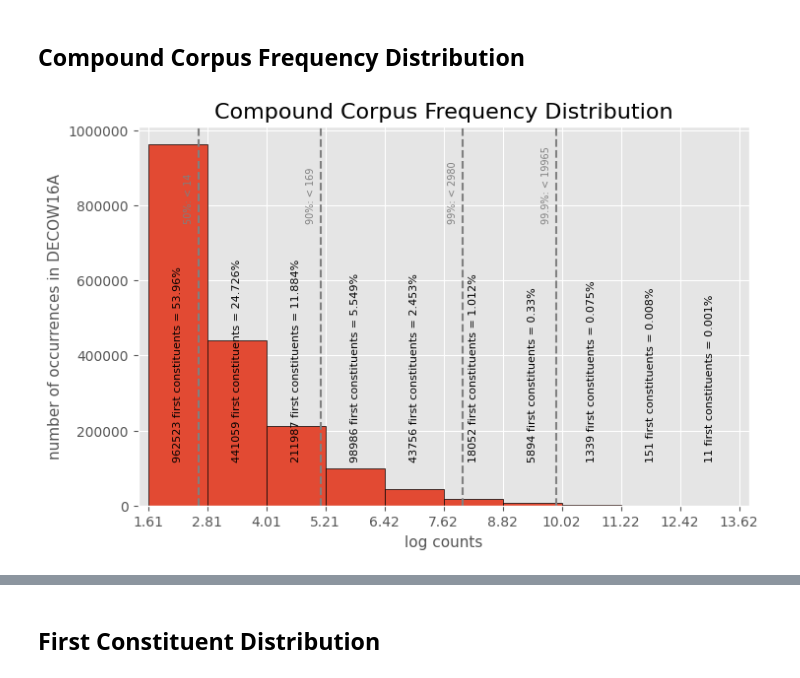
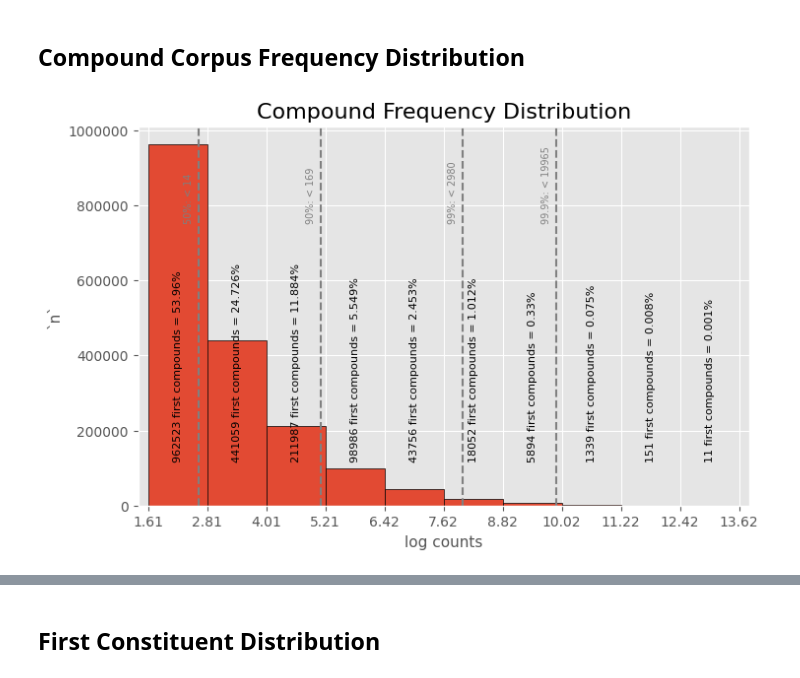
Before and after one commit to maxschmaltz/DEKOR, a Jupyter notebook: dekor/gecodb_datasets/inspect/inspect_gecodb.ipynb, the cells around one changed output, grey strips where cells are left out. Cells and saved outputs as stored; diff of their text form; code cells hidden in the pictures.

```diff
--- a/dekor/gecodb_datasets/inspect/inspect_gecodb.ipynb
+++ b/dekor/gecodb_datasets/inspect/inspect_gecodb.ipynb
@@ -45,9 +45,9 @@ plt.xticks(ticks)
 # apply full integer formatting for the y-axis ticks
 plt.gca().yaxis.set_major_formatter(FuncFormatter(lambda v, _: int(v)))
 plt.xlabel("log counts", fontsize=11)
-plt.ylabel("number of occurrences in DECOW16A", fontsize=11)
+plt.ylabel("`n`", fontsize=11)
 
-plt.title("Compound Corpus Frequency Distribution", fontsize=16)
+plt.title("Compound Frequency Distribution", fontsize=16)
 
 # add percentiles
 percentages = [50, 90, 99, 99.9]
@@ -74,33 +74,33 @@ last_tick = -1
 total_counts_n = len(log_counts)
 for i in range(len(ticks) - 1):
 	if i < len(ticks) - 2:
 		tick_log_counts = log_counts[
 			(log_counts <= ticks[i + 1]) &
 			(log_counts > last_tick)
 		]
 		last_tick = ticks[i + 1]
 	else:
 		tick_log_counts = log_counts[
 			(log_counts > last_tick)
 		]
 	tick_n = len(tick_log_counts)
 	plt.text(
 		x=ticks[i] + 0.5,
 		y=plt.ylim()[1] * 0.12,	# bottom of the plot
-		s=f"{int(tick_n)} first constituents = {round(tick_n / total_counts_n * 100, 3)}%",
+		s=f"{int(tick_n)} first compounds = {round(tick_n / total_counts_n * 100, 3)}%",
 		rotation=90,
 		fontsize=8
 	)
 
 plt.xlim(ticks[0] - 0.2, ticks[-1] + 0.2)
 
 plt.savefig(
 	os.path.join(out_dir, "compound_corp_freqs_v05.png"),
 	format="png",
 	dpi=500,
 	metadata={"Version": "gecodb_v05"}
 )
 plt.show()
 # %% [output]
-[figure, old version]
+[figure, new version]
 # %%
```
Also changed, not shown: parts of 4 cells of this notebook, 2 other files.
